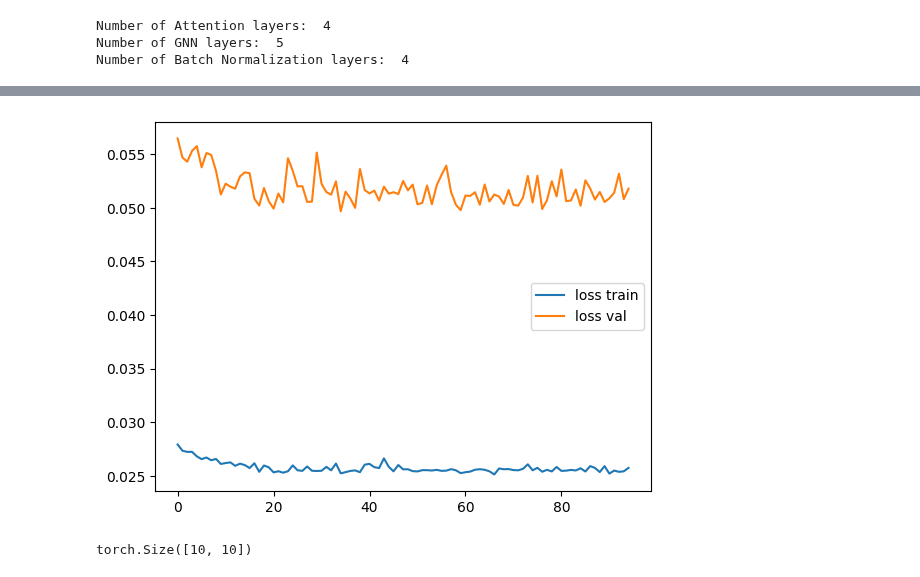
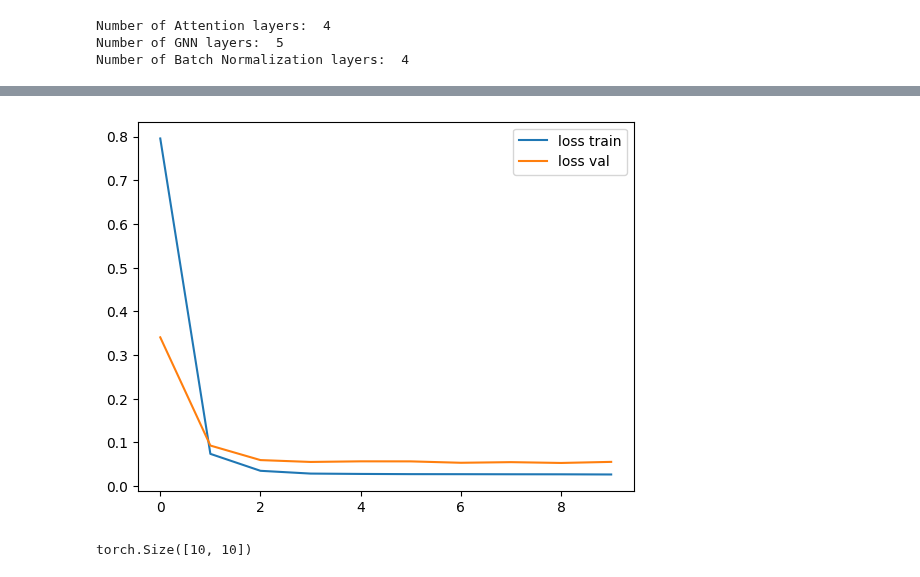
Before and after one commit to czi-ai/reg-net-llm, a Jupyter notebook: notebooks/test_GNNs.ipynb, the cells around one changed output, grey strips where cells are left out. Drawn from its saved outputs; the diff is of its cells as text; code cells hidden in the pictures.

```diff
--- a/notebooks/test_GNNs.ipynb
+++ b/notebooks/test_GNNs.ipynb
@@ -103,7 +103,7 @@ gnn_config.out_dim = nclass
 # %%
 train_config = TrainerConfig()
 train_config.lr = 5e-3
-train_config.num_epochs = 100
+train_config.num_epochs = 10
 train_config.max_grad = 1000.0
 train_config.weight_decay = 1e-5
 train_config.alpha = 0.001
@@ -140,10 +143,10 @@ model, A, H, Attn, loss_train, loss_val = trainer.train_loop()
 # %%
-plt.plot(np.clip(loss_train, None, loss_train[0])[5:], label='loss train')
-plt.plot(np.clip(loss_val, None, loss_val[0])[5:], label='loss val')
+plt.plot(np.clip(loss_train, None, loss_train[0]), label='loss train')
+plt.plot(np.clip(loss_val, None, loss_val[0]), label='loss val')
 plt.legend()
 plt.show()
 # %% [output]
-[figure, old version]
+[figure, new version]
 # %%
 for data in val_loader:
     data_all = data
```
Also changed, not shown: parts of 6 cells of this notebook, 3 other files.
